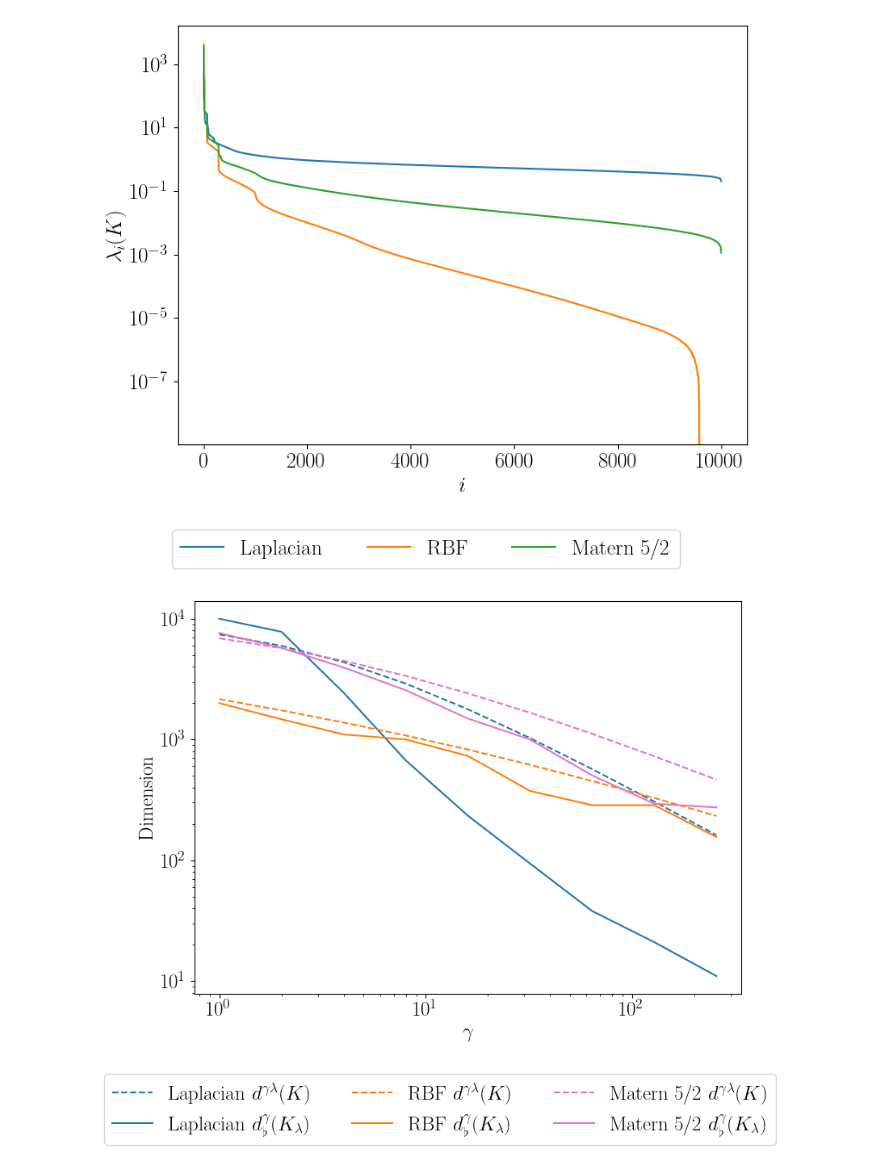
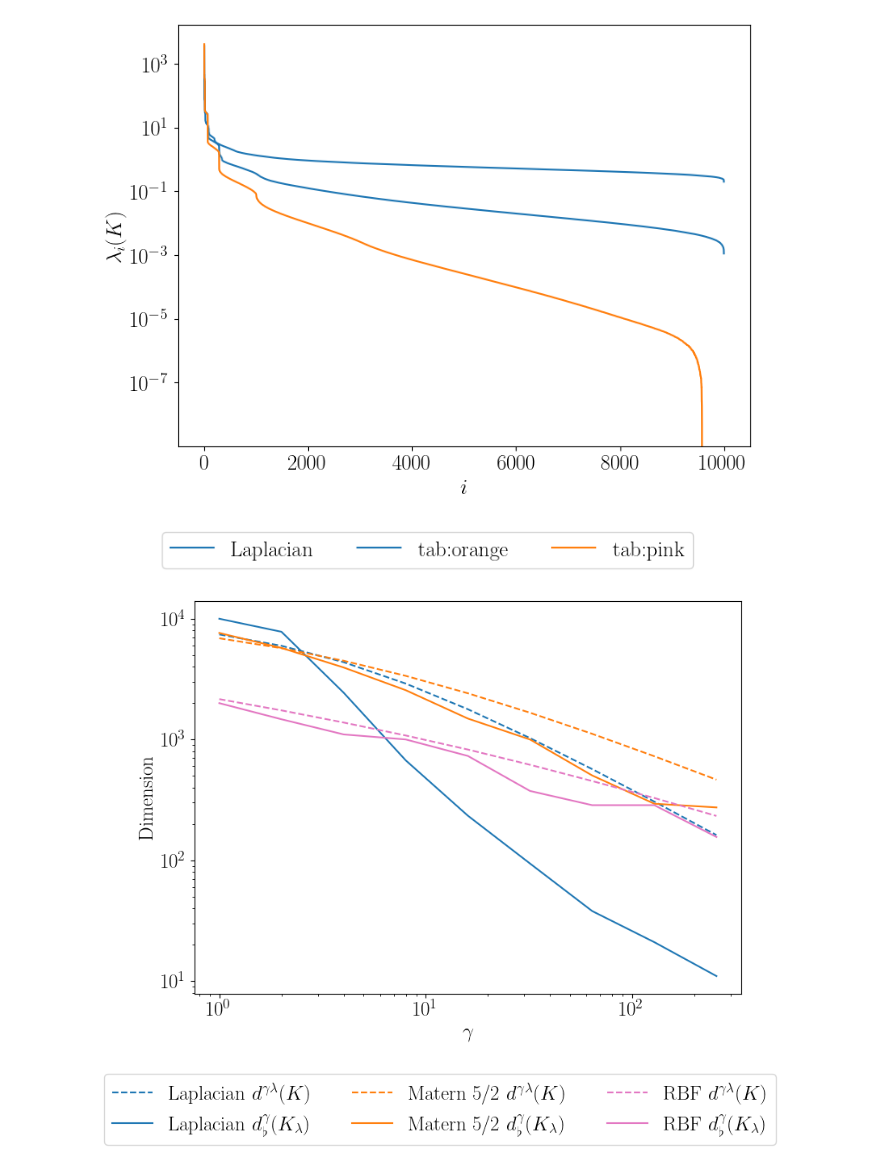
Before and after one commit to aliceitmushuk/fast_krr_alisver, a Jupyter notebook: plotting/dims.ipynb, the cells around one changed output. Cells and saved outputs as stored; diff of their text form; code cells hidden in the pictures.

```diff
--- a/plotting/dims.ipynb
+++ b/plotting/dims.ipynb
@@ -76,16 +76,16 @@ rbf_eigs = torch.sort(rbf_eigs.real, descending=True)[0]
 matern52_eigs = torch.sort(matern52_eigs.real, descending=True)[0]
 # %%
 fig, axes = plt.subplots(1, 1, figsize=figsize)
-axes.semilogy(l1laplace_eigs.cpu().numpy(), label="Laplacian")
-axes.semilogy(rbf_eigs.cpu().numpy(), label="RBF")
-axes.semilogy(matern52_eigs.cpu().numpy(), label="Matern 5/2")
+axes.semilogy(l1laplace_eigs.cpu().numpy(), label="Laplacian", color="tab:blue")
+axes.semilogy(matern52_eigs.cpu().numpy(), label="tab:orange")
+axes.semilogy(rbf_eigs.cpu().numpy(), label="tab:pink")
 axes.set_ylabel(r"$\lambda_i(K)$")
 axes.set_xlabel(r"$i$")
 fig.legend(**LEGEND_SPECS)
 fig.tight_layout()
-plt.savefig(get_save_path(save_dir, f"tail_dim.{EXTENSION}"), bbox_inches="tight")
+plt.savefig(get_save_path(save_dir, f"spectra.{EXTENSION}"), bbox_inches="tight")
 # %% [output]
-[figure, old version]
+[figure, new version]
 # %%
 def gamma_lmin_eff_dim(spectrum, gamma, lambd):
     return torch.sum(spectrum / (spectrum + gamma * (lambd + torch.min(spectrum))))
@@ -103,19 +103,19 @@ matern52_flat_dims = np.array([gamma_flat_dim(matern52_eigs, gamma, lambd) for g
 # %%
 fig, axes = plt.subplots(1, 1, figsize=figsize)
 axes.semilogy(gammas, l1_laplace_eff_dims, label=r"Laplacian $d^{\gamma \lambda}(K)$", linestyle="dashed", color="tab:blue")
 axes.semilogy(gammas, l1_laplace_flat_dims, label=r"Laplacian $d_\flat^\gamma(K_{\lambda})$", linestyle="solid", color="tab:blue")
-axes.semilogy(gammas, rbf_eff_dims, label=r"RBF $d^{\gamma \lambda}(K)$", linestyle="dashed", color="tab:orange")
-axes.semilogy(gammas, rbf_flat_dims, label=r"RBF $d_\flat^\gamma(K_{\lambda})$", linestyle="solid", color="tab:orange")
-axes.semilogy(gammas, matern52_eff_dims, label=r"Matern 5/2 $d^{\gamma \lambda}(K)$", linestyle="dashed", color="tab:pink")
-axes.semilogy(gammas, matern52_flat_dims, label=r"Matern 5/2 $d_\flat^\gamma(K_{\lambda})$", linestyle="solid", color="tab:pink")
+axes.semilogy(gammas, matern52_eff_dims, label=r"Matern 5/2 $d^{\gamma \lambda}(K)$", linestyle="dashed", color="tab:orange")
+axes.semilogy(gammas, matern52_flat_dims, label=r"Matern 5/2 $d_\flat^\gamma(K_{\lambda})$", linestyle="solid", color="tab:orange")
+axes.semilogy(gammas, rbf_eff_dims, label=r"RBF $d^{\gamma \lambda}(K)$", linestyle="dashed", color="tab:pink")
+axes.semilogy(gammas, rbf_flat_dims, label=r"RBF $d_\flat^\gamma(K_{\lambda})$", linestyle="solid", color="tab:pink")
 axes.semilogx()
 axes.set_xlabel(r"$\gamma$")
 axes.set_ylabel(r"Dimension")
 fig.legend(**LEGEND_SPECS)
 fig.tight_layout()
 plt.savefig(get_save_path(save_dir, f"dimensions.{EXTENSION}"), bbox_inches="tight")
 # %% [output]
-[figure, old version]
+[figure, new version]
 # %%
 fig, axes = plt.subplots(1, 1, figsize=figsize)
 axes.semilogy(gammas, l1_laplace_flat_dims / l1_laplace_eff_dims, label="Laplacian", linestyle="solid", color="tab:blue")
```
Also changed, not shown: parts of 1 cell of this notebook.
